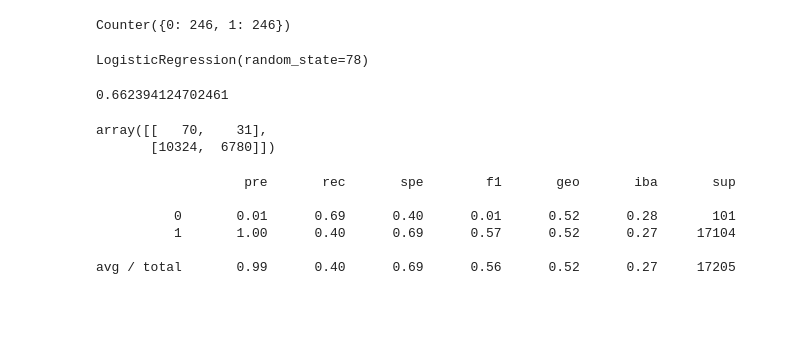
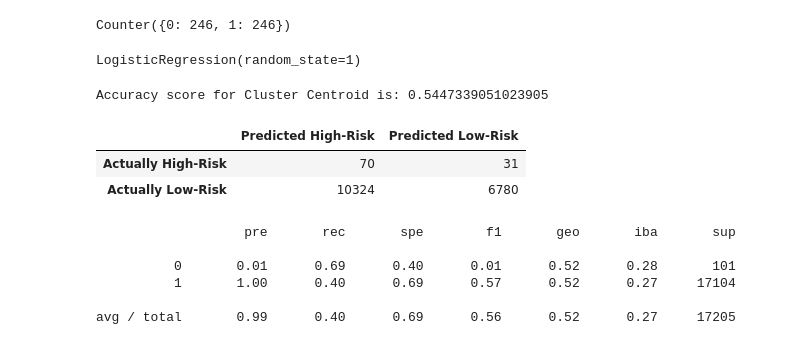
Before and after one commit to EBolinVA/Credit_Risk_Analysis, a Jupyter notebook: Starter_Code/credit_risk_resampling.ipynb, the cells around one changed output. Drawn from its saved outputs; the diff is of its cells as text; code cells hidden in the pictures; blank space fills up the shorter version.

```diff
--- a/Starter_Code/credit_risk_resampling.ipynb
+++ b/Starter_Code/credit_risk_resampling.ipynb
@@ -288,31 +318,38 @@ Note: Use a random state of 1 for each sampling algorithm to ensure consistency
 # Warning: This is a large dataset, and this step may take some time to complete
 from imblearn.under_sampling import ClusterCentroids
 cc = ClusterCentroids(random_state=1)
-X_resampled, y_resampled = cc.fit_resample(X_train, y_train)
-Counter(y_resampled)
+X_resampled_cc, y_resampled_cc = cc.fit_resample(X_train, y_train)
+Counter(y_resampled_cc)
 # %% [output]
 Counter({0: 246, 1: 246})
 # %%
 # Train the Logistic Regression model using the resampled data
 from sklearn.linear_model import LogisticRegression
-model = LogisticRegression(solver='lbfgs', random_state=78)
-model.fit(X_resampled, y_resampled)
+model_cc = LogisticRegression(solver='lbfgs', random_state=1)
+model_cc.fit(X_resampled_cc, y_resampled_cc)
 # %% [output]
-LogisticRegression(random_state=78)
+LogisticRegression(random_state=1)
 # %%
 # Calculated the balanced accuracy score
 from sklearn.metrics import balanced_accuracy_score
-balanced_accuracy_score(y_test, y_pred)
+y_pred_cc = model_cc.predict(X_test)
+ccr_acc = balanced_accuracy_score(y_test, y_pred_cc)
+print(f'Accuracy score for Cluster Centroid is: {ccr_acc}')
 # %% [output]
-0.662394124702461
+Accuracy score for Cluster Centroid is: 0.5447339051023905
 # %%
 # Display the confusion matrix
 from sklearn.metrics import confusion_matrix
-y_pred = model.predict(X_test)
-confusion_matrix(y_test, y_pred)
+
+my_cm_cc = confusion_matrix(y_test, y_pred_cc)
+my_cm_cc_df = pd.DataFrame(
+    my_cm_cc, index = ["Actually High-Risk", "Actually Low-Risk"],
+    columns = ["Predicted High-Risk", "Predicted Low-Risk"])
+my_cm_cc_df
 # %% [output]
-array([[   70,    31],
-       [10324,  6780]])
+|  | Predicted High-Risk | Predicted Low-Risk |
+| Actually High-Risk | 70 | 31 |
+| Actually Low-Risk | 10324 | 6780 |
 # %%
 # Print the imbalanced classification report
 from imblearn.metrics import classification_report_imbalanced
```
Also changed, not shown: parts of 19 cells of this notebook, 12 other files.
